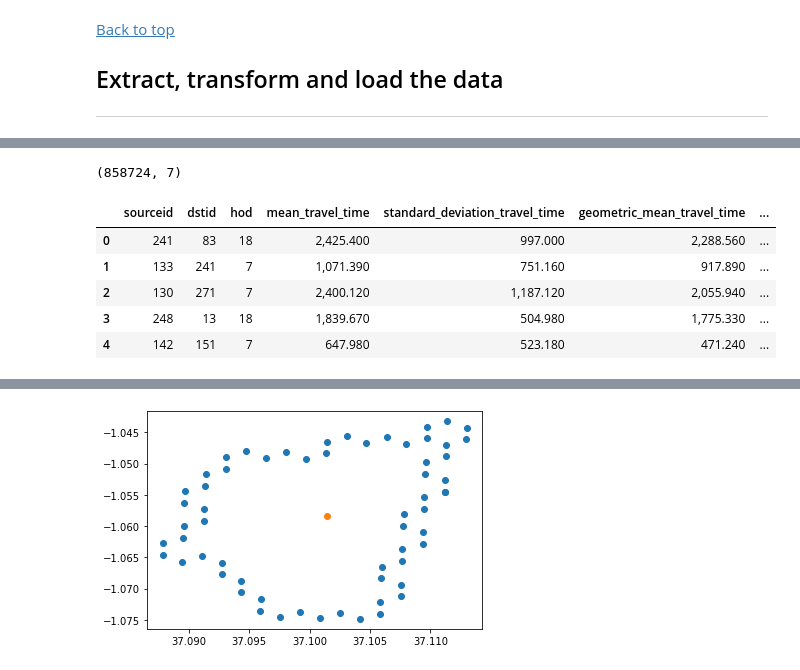
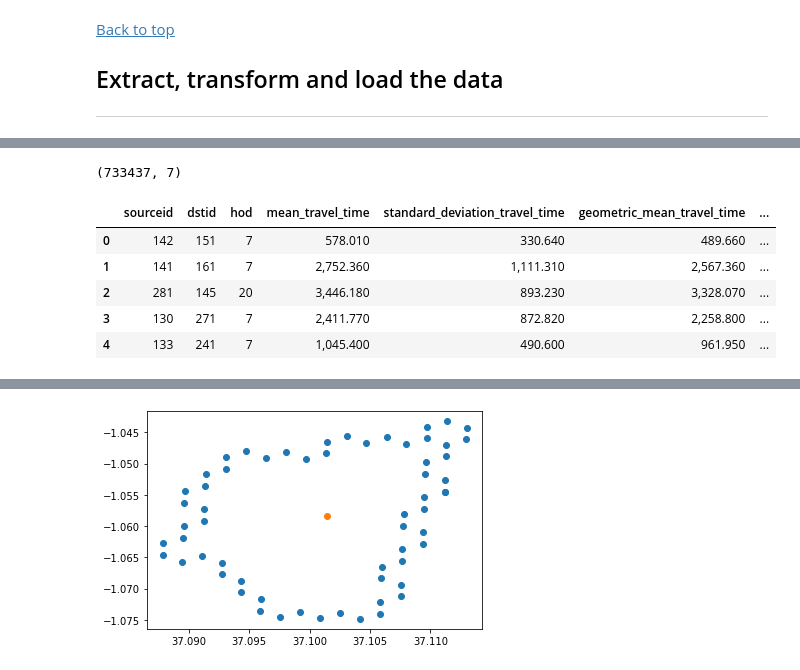
Before and after one commit to AndOleAnd/Capstone_N_A_P, a Jupyter notebook: Notebooks/Metrics.ipynb, the cells around one changed output, grey strips where cells are left out. Drawn from its saved outputs; the diff is of its cells as text; code cells hidden in the pictures.

```diff
--- a/Notebooks/Metrics.ipynb
+++ b/Notebooks/Metrics.ipynb
@@ -233,12 +301,12 @@ df_accidents.head()
 # %%
-df_tt_hourly = pd.read_csv('../Inputs/nairobi-hexclusters-2018-1-All-HourlyAggregate.csv')
-print(df_tt_hourly.shape)
-df_tt_hourly.head()
+df_tt_hourly_wd = pd.read_csv('../Inputs/nairobi-hexclusters-2018-3-OnlyWeekdays-HourlyAggregate.csv')
+print(df_tt_hourly_wd.shape)
+df_tt_hourly_wd.head()
 # %% [output]
-(858724, 7)
+(733437, 7)
 |  | sourceid | dstid | hod | mean_travel_time | standard_deviation_travel_time | geometric_mean_travel_time | ... |
-| 0 | 241 | 83 | 18 | 2,425.400 | 997.000 | 2,288.560 | ... |
-| 1 | 133 | 241 | 7 | 1,071.390 | 751.160 | 917.890 | ... |
-| 2 | 130 | 271 | 7 | 2,400.120 | 1,187.120 | 2,055.940 | ... |
-| 3 | 248 | 13 | 18 | 1,839.670 | 504.980 | 1,775.330 | ... |
-| 4 | 142 | 151 | 7 | 647.980 | 523.180 | 471.240 | ... |
+| 0 | 142 | 151 | 7 | 578.010 | 330.640 | 489.660 | ... |
+| 1 | 141 | 161 | 7 | 2,752.360 | 1,111.310 | 2,567.360 | ... |
+| 2 | 281 | 145 | 20 | 3,446.180 | 893.230 | 3,328.070 | ... |
+| 3 | 130 | 271 | 7 | 2,411.770 | 872.820 | 2,258.800 | ... |
+| 4 | 133 | 241 | 7 | 1,045.400 | 490.600 | 961.950 | ... |
```
Also changed, not shown: parts of 12 cells of this notebook, 1 other file.
